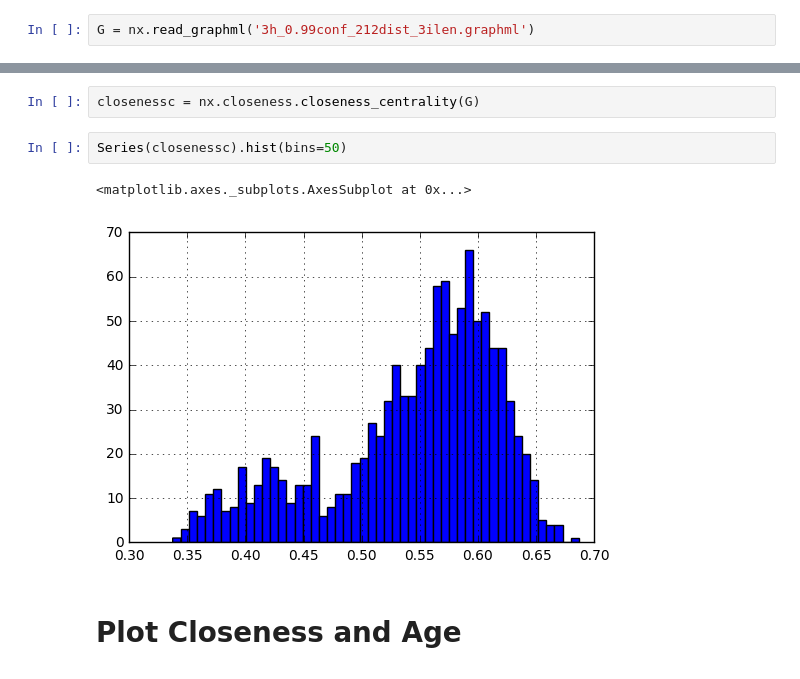
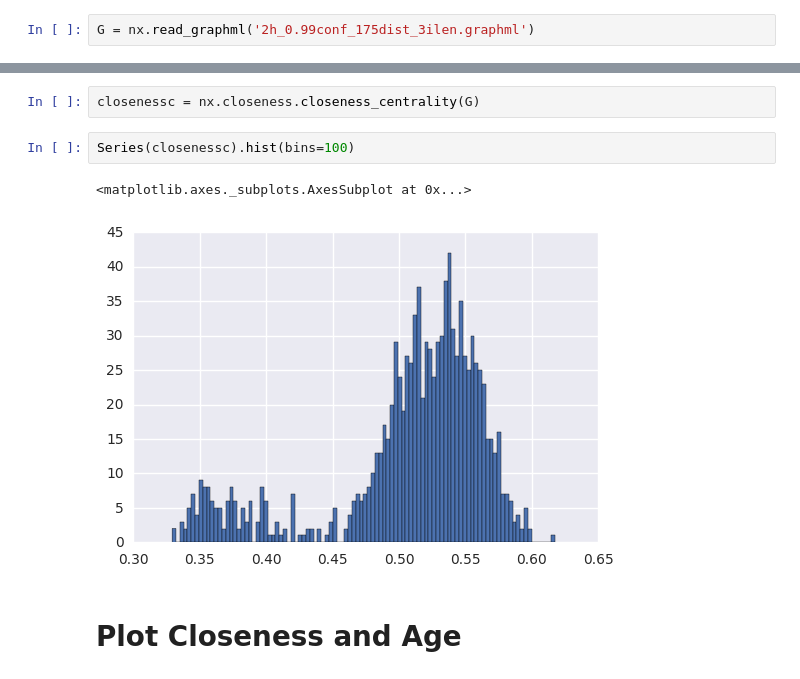
Before and after one commit to aschle/bees-sna, a Jupyter notebook: bib/Network_properties_21072016_15Uhr_212px_3ilen_2gap_10cutoff.ipynb, the cells around one changed output, grey strips where cells are left out. Cells and saved outputs as stored; diff of their text form.

```diff
--- a/bib/Network_properties_21072016_15Uhr_212px_3ilen_2gap_10cutoff.ipynb
+++ b/bib/Network_properties_21072016_15Uhr_212px_3ilen_2gap_10cutoff.ipynb
@@ -51,7 +59,7 @@ graph_files
 
 # G = graph_list[0][1]
 # %%
-G = nx.read_graphml('3h_0.99conf_212dist_3ilen.graphml')
+G = nx.read_graphml('2h_0.99conf_175dist_3ilen.graphml')
 # %% [markdown]
 ## Global Properties
 # %% [markdown]
@@ -218,10 +218,10 @@ Series(dc).hist(bins = 25)
 # %%
 closenessc = nx.closeness.closeness_centrality(G)
 # %%
-Series(closenessc).hist(bins=50)
+Series(closenessc).hist(bins=100)
 # %% [output]
 <matplotlib.axes._subplots.AxesSubplot at 0x...>
-[figure, old version]
+[figure, new version]
 # %% [markdown]
 # Plot Closeness and Age
 # %%
```
Also changed, not shown: parts of 64 cells of this notebook, 3 other files.
